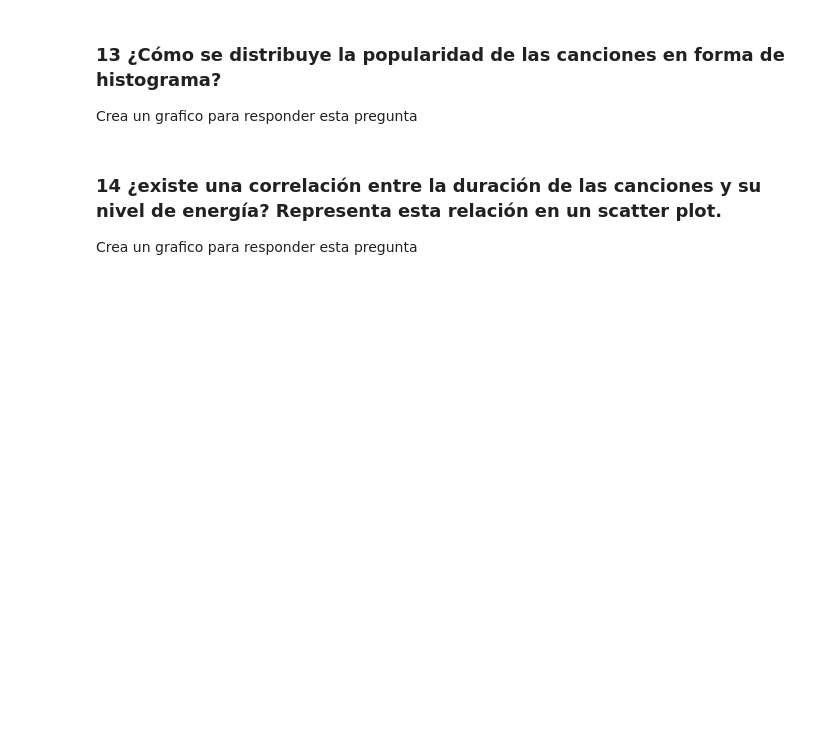
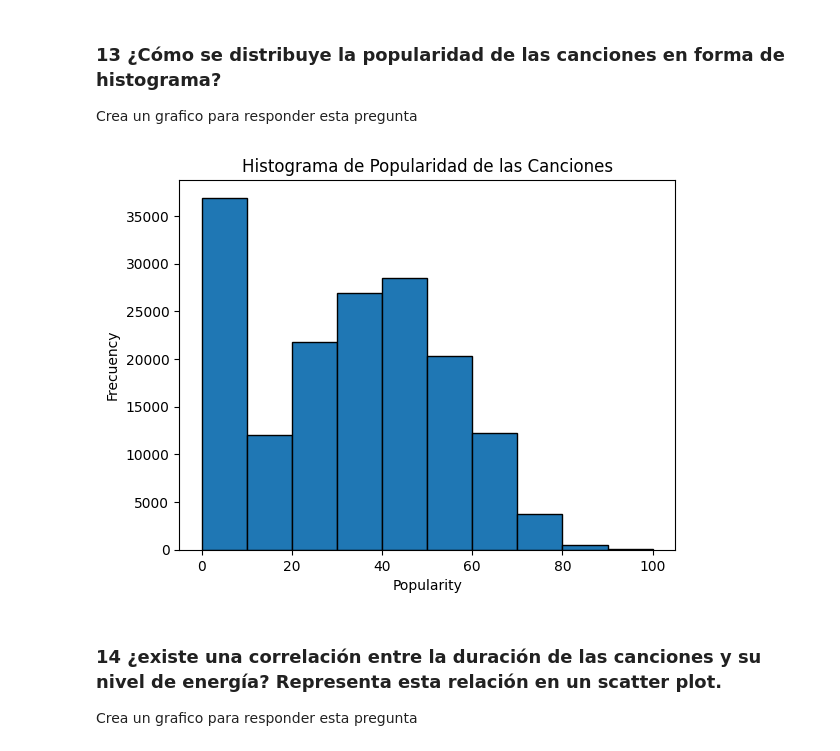
Before and after one commit to NicoapBol/DATA_SCIENCE_UPB_TASKS, a Jupyter notebook: 01 Code/Trabajo_final_08_2023.ipynb, the cells around one changed output. Saved outputs shown, nothing was run; the diff lists cells and outputs as text; code cells hidden in the pictures; blank space fills up the shorter version.

```diff
--- a/01 Code/Trabajo_final_08_2023.ipynb
+++ b/01 Code/Trabajo_final_08_2023.ipynb
@@ -296,3 +403,13 @@ Crea un grafico para responder esta pregunta
+# %%
+# tu código aquí
+bins = [0,10,20,30,40,50,60,70,80,90,100]
+plt.hist(df['popularity'], bins=bins, edgecolor='black')
+plt.xlabel('Popularity')
+plt.ylabel('Frecuency')
+plt.title('Histograma de Popularidad de las Canciones')
+plt.show()
+# %% [output]
+[figure, added]
 # %% [markdown]
 ### 14 ¿existe una correlación entre la duración de las canciones y su nivel de energía? Representa esta relación en un scatter plot.
 Crea un grafico para responder esta pregunta
```
Also changed, not shown: parts of 24 cells of this notebook, 1 other file.
